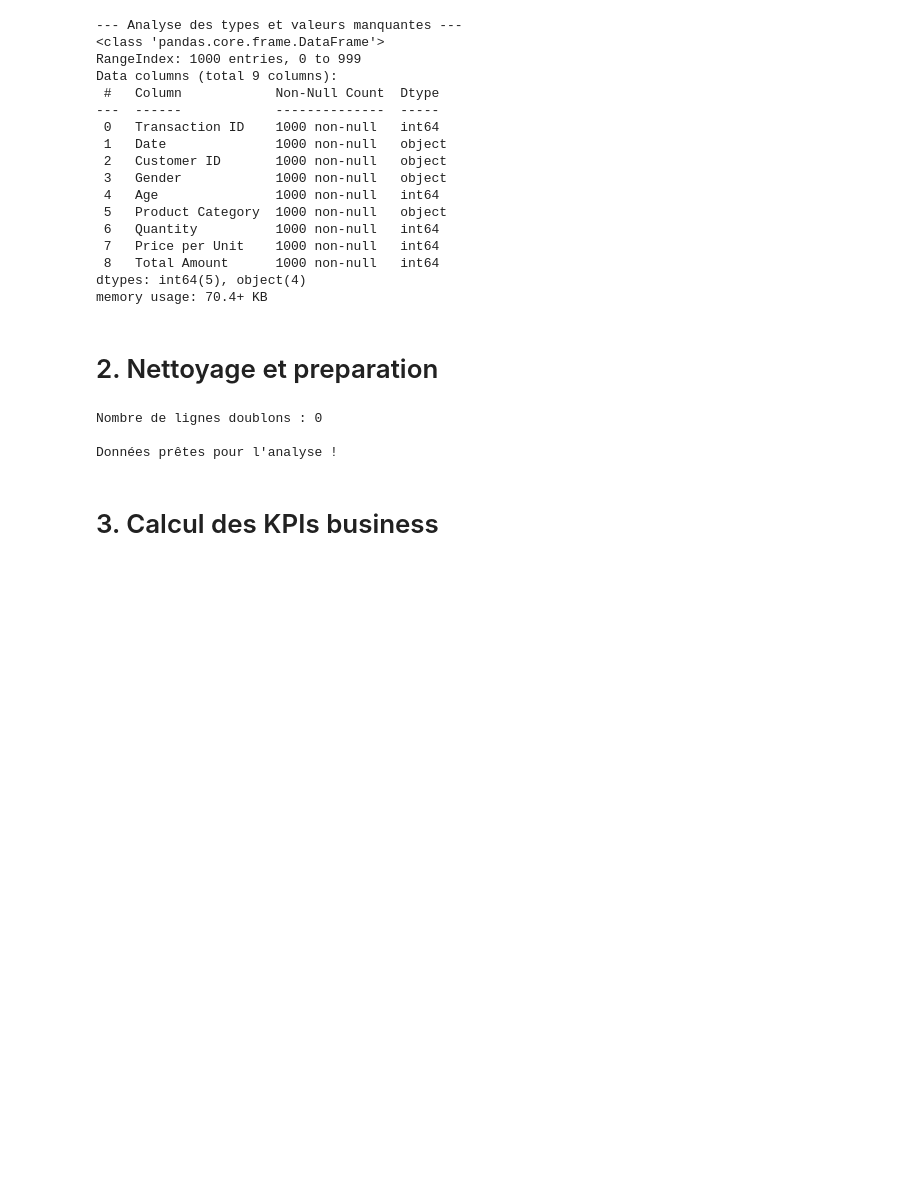
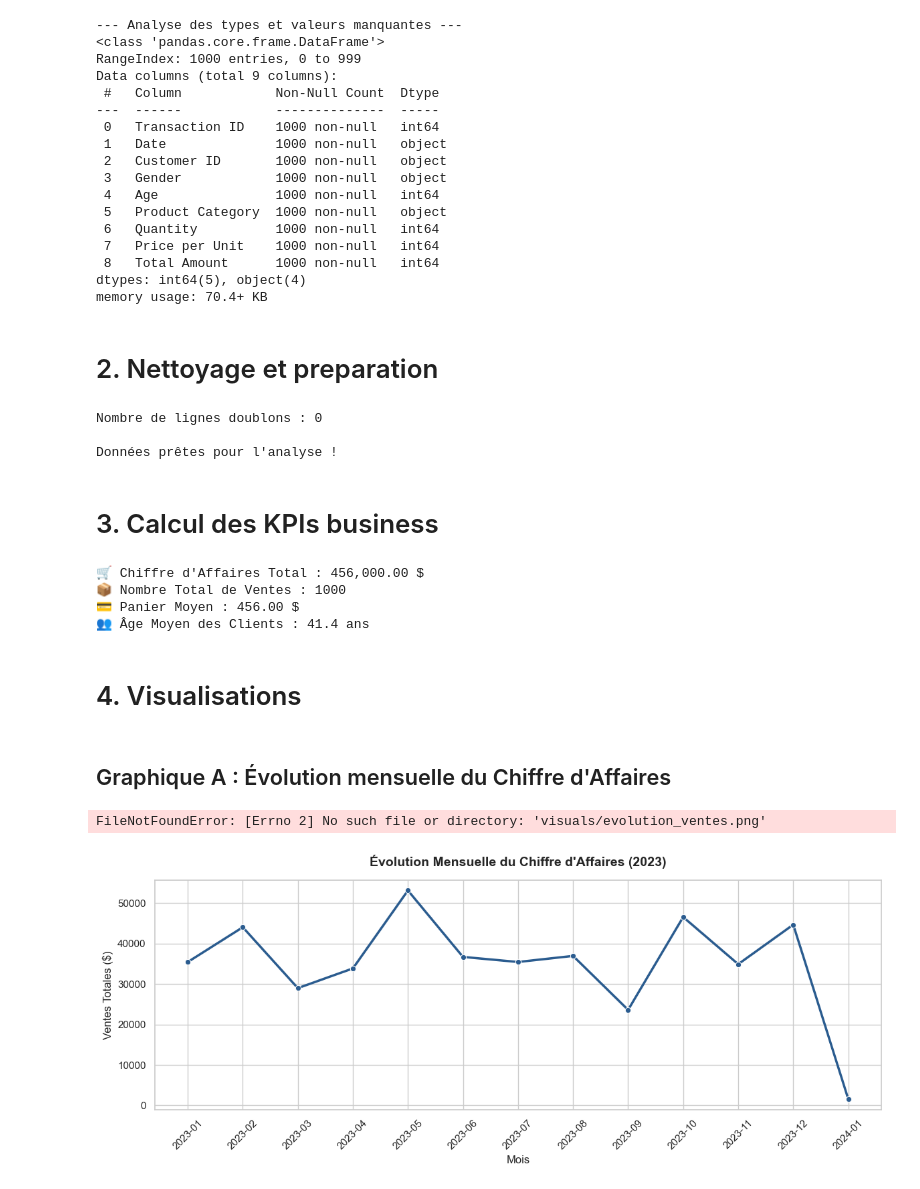
Before and after one commit to younha-jl/data-analysis-ecommerce, a Jupyter notebook: notebook.ipynb, the cells around one changed output. Drawn from its saved outputs; the diff is of its cells as text; code cells hidden in the pictures; blank space fills up the shorter version.

```diff
--- a/notebook.ipynb
+++ b/notebook.ipynb
@@ -83,3 +83,51 @@ Nombre de lignes doublons : 0
 Données prêtes pour l'analyse !
 # %% [markdown]
 # 3. Calcul des KPIs business
+# %%
+# KPI 1 : Chiffre d'Affaires (CA) Total
+ca_total = df['Total Amount'].sum()
+
+# KPI 2 : Nombre total de transactions
+total_transactions = df['Transaction ID'].nunique()
+
+# KPI 3 : Panier Moyen (Average Order Value)
+panier_moyen = df['Total Amount'].mean()
+
+# KPI 4 : Âge moyen des clients
+age_moyen = df['Age'].mean()
+
+print(f"🛒 Chiffre d'Affaires Total : {ca_total:,.2f} $")
+print(f"📦 Nombre Total de Ventes : {total_transactions}")
+print(f"💳 Panier Moyen : {panier_moyen:.2f} $")
+print(f"👥 Âge Moyen des Clients : {age_moyen:.1f} ans")
+# %% [output]
+🛒 Chiffre d'Affaires Total : 456,000.00 $
+📦 Nombre Total de Ventes : 1000
+💳 Panier Moyen : 456.00 $
+👥 Âge Moyen des Clients : 41.4 ans
+# %% [markdown]
+# 4. Visualisations
+# %% [markdown]
+## Graphique A : Évolution mensuelle du Chiffre d'Affaires
+# %%
+plt.figure(figsize=(12, 5))
+
+# Groupement par mois
+evol_ventes = df.groupby('Mois_Annee')['Total Amount'].sum().reset_index()
+evol_ventes['Mois_Annee'] = evol_ventes['Mois_Annee'].astype(str)
+
+# Tracé de la ligne
+sns.lineplot(data=evol_ventes, x='Mois_Annee', y='Total Amount', marker='o', color='#2b5c8f', linewidth=2.5)
+
+plt.title("Évolution Mensuelle du Chiffre d'Affaires (2023)", fontsize=14, fontweight='bold', pad=15)
+plt.xlabel("Mois")
+plt.ylabel("Ventes Totales ($)")
+plt.xticks(rotation=45)
+plt.tight_layout()
+
+# Sauvegarde pour GitHub
+plt.savefig('visuals/evolution_ventes.png', dpi=300)
+plt.show()
+# %% [output]
+FileNotFoundError: [Errno 2] No such file or directory: 'visuals/evolution_ventes.png'
+[figure, added]
```
Also changed, not shown: parts of 2 cells of this notebook.
